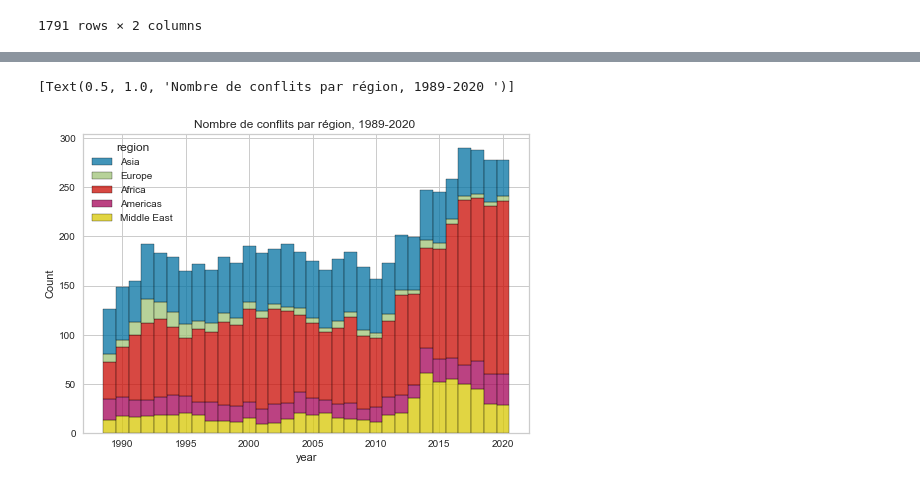
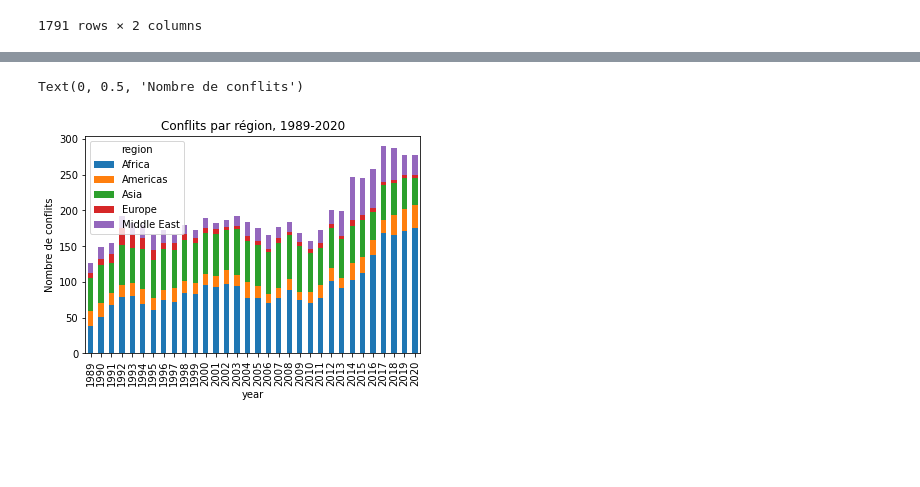
Before and after one commit to LexAdrim/UCDP-project, a Jupyter notebook: Stat_des.ipynb, the cells around one changed output, grey strips where cells are left out. Cells and saved outputs as stored; diff of their text form; code cells hidden in the pictures; blank space fills up the shorter version.

```diff
--- a/Stat_des.ipynb
+++ b/Stat_des.ipynb
@@ -8,6 +8,6 @@ import warnings
 warnings.filterwarnings("ignore")
 # %%
 # 1989-01-01 and 2020-12-31
-df = pd.read_csv(r'C:\Users\matth\OneDrive - GENES\ENSAE 2A\Python pour le data scientist/ged211.csv')
-#df = pd.read_csv('/Users/mcolas/Documents/ged211.csv')
+#df = pd.read_csv(r'C:\Users\matth\OneDrive - GENES\ENSAE 2A\Python pour le data scientist/ged211.csv')
+df = pd.read_csv('/Users/mcolas/Documents/ged211.csv')
 #df = pd.read_csv('../UCDP.csv')
@@ -76,9 +86,16 @@ ax.legend(['state-based conflict','non-state conflict','one-sided conflict'])
 # %%
 # Évolution du nombre de conflits par région
-sns.histplot(data=df_unique_conflit,x='year', hue='region', multiple='stack', discrete=True).set(title="Nombre de conflits par région, 1989-2020 ")
+
+df_conflit_region = df_unique_conflit.pivot_table(values='best', index='year', columns='region', aggfunc='count')
+#sns.histplot(data=df_unique_conflit,x='year', shrink = 0.5, hue='type_of_violence', multiple='stack', discrete=True)
+ax = df_conflit_region.plot(kind='bar', stacked=True, title='Conflits par région, 1989-2020')
+ax.set_ylabel('Nombre de conflits')
+
+
+#sns.histplot(data=df_unique_conflit,x='year', hue='region', multiple='stack', discrete=True).set(title="Nombre de conflits par région, 1989-2020 ")
 #on observe de plus en plus de conflits en Afrique, ils représentent plus de la moitié des conflits mondiaux en 2020
 # %% [output]
-[Text(0.5, 1.0, 'Nombre de conflits par région, 1989-2020 ')]
+Text(0, 0.5, 'Nombre de conflits')
-[figure, old version]
+[figure, new version]
 # %%
 # Évolution du nombre de conflits par région (densité)
```
Also changed, not shown: parts of 16 cells of this notebook.
